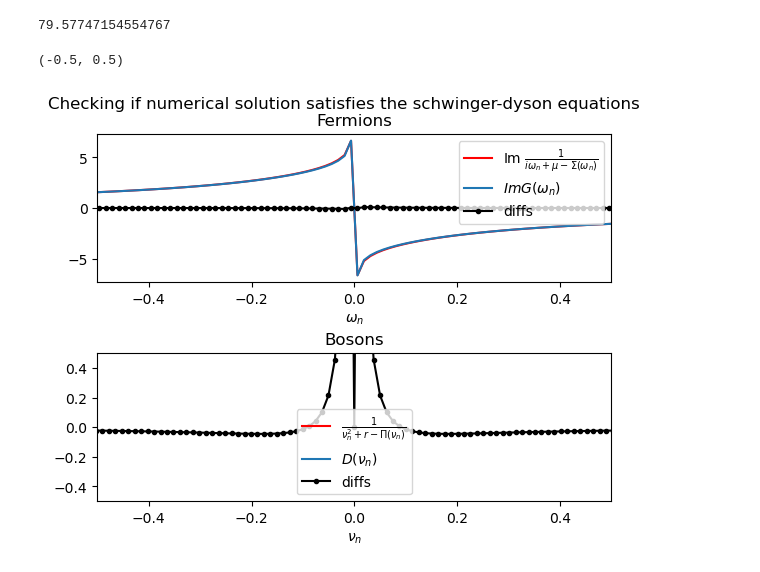
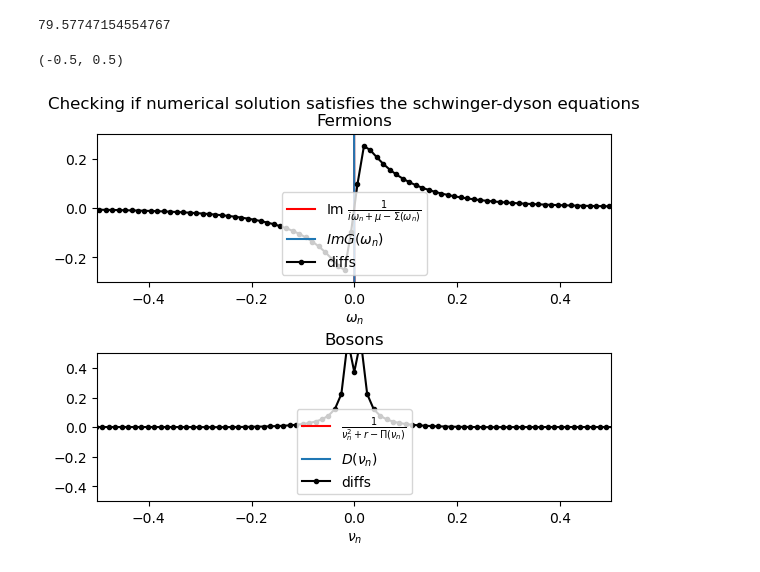
Before and after one commit to aravindhshankar/TwoSidedYSYK, a Jupyter notebook: Esterlis_SchmalianImagTime.ipynb, the cells around one changed output. Saved outputs shown, nothing was run; the diff lists cells and outputs as text; code cells hidden in the pictures.

```diff
--- a/Esterlis_SchmalianImagTime.ipynb
+++ b/Esterlis_SchmalianImagTime.ipynb
@@ -14,7 +14,7 @@ import time
     D(\nu_n) &= \frac{1}{\nu_n^2 + r - \Pi(\nu_n)}
 \end{align}
 # %%
-Nbig = int(2**18)
+Nbig = int(2**19)
 err = 1e-3
 
 beta = 500
@@ -40,14 +40,14 @@ Dtau_powerlaw =  1.0*(np.pi/np.abs(beta*np.sin(np.pi*tau/beta))) ** (2 - 4*delta
 #Gtau = Gfreetau
 #Dtau = Dfreetau
 
-Gtau = Freq2TimeF(GconfImag(omega,g,beta),Nbig,beta)
-Dtau = Freq2TimeB(DconfImag(nu,g,beta),Nbig,beta)
+#Gtau = Freq2TimeF(GconfImag(omega,g,beta),Nbig,beta)
+#Dtau = Freq2TimeB(DconfImag(nu,g,beta),Nbig,beta)
 
 #Gtau = Gtau_powerlaw * (-0.5/Gtau_powerlaw[0])
 #Dtau = Dtau_powerlaw * (DfreeImagtau(tau,r,beta)[0]/Dtau_powerlaw[0])
 
-#Gtau = -0.5*np.ones(Nbig)
-#Dtau = 1.0*np.ones(Nbig)
+Gtau = -0.5*np.ones(Nbig)
+Dtau = 1.0*np.ones(Nbig)
 
 itern = 0
 diff = 1.
@@ -78,9 +78,9 @@ while(diff>err):
 
     Sigmaomega = Time2FreqF(Sigmatau,Nbig,beta)
     Piomega =  Time2FreqB(Pitau,Nbig,beta)
-    #if itern < 15 :
-    #    Piomega[Nbig//2] = 1.0*r - omegar2
-    Piomega[Nbig//2] = 1.0*r - omegar2
+    if itern < 15 :
+        Piomega[Nbig//2] = 1.0*r - omegar2
+    #Piomega[Nbig//2] = 1.0*r - omegar2
 
 
     Gomega = xG*(1./(1j*omega + mu - Sigmaomega)) + (1-xG)*oldGomega
@@ -261,27 +261,27 @@ omega[Nbig//2], nu[Nbig//2]
 # %%
 fig, (ax1,ax2) = plt.subplots(2)
 fig.tight_layout(pad=3)
 fig.suptitle('Checking if numerical solution satisfies the schwinger-dyson equations')
 
 ax1.plot(omega,np.imag(1./(1j*omega + mu  - Sigmaomega)),'r',label=r'Im $\frac{1}{i\omega_n + \mu - \Sigma(\omega_n)}$')
 ax1.plot(omega,np.imag(Gomega),label=r'$Im G(\omega_n)$')
 ax1.plot(omega,np.imag(Gomega - 1./(1j*omega + mu  - Sigmaomega)),'k.-',label='diffs')
 ax1.set_title('Fermions')
 ax1.legend()
 ax1.set_xlabel(r'$\omega_n$')
 ax1.set_xlim(-0.5,0.5)
-#ax1.set_ylim(-0.3,0.3)
+ax1.set_ylim(-0.3,0.3)
 
 ax2.plot(nu,np.real(1./(nu**2 + r - Piomega)),'r',label = r'$\frac{1}{\nu_n^2 + r - \Pi(\nu_n)}$')
 ax2.plot(nu,np.real(Domega),label=r'$D(\nu_n)$')
-ax2.plot(nu,np.real(Domega - 1./(nu**2 + r - Piomega)),'k.-',label='diffs')
+ax2.plot(nu,np.abs(Domega - 1./(nu**2 + r - Piomega)),'k.-',label='diffs')
 ax2.set_title('Bosons')
 ax2.legend()
 ax2.set_xlabel(r'$\nu_n$')
 ax2.set_xlim(-0.5,0.5)
 ax2.set_ylim(-0.5,0.5)
 
 #plt.savefig('Checking consistency of Numerical solution.pdf')
 # %% [output]
 (-0.5, 0.5)
-[figure, old version]
+[figure, new version]
```
Also changed, not shown: parts of 5 cells of this notebook, 2 other files.
